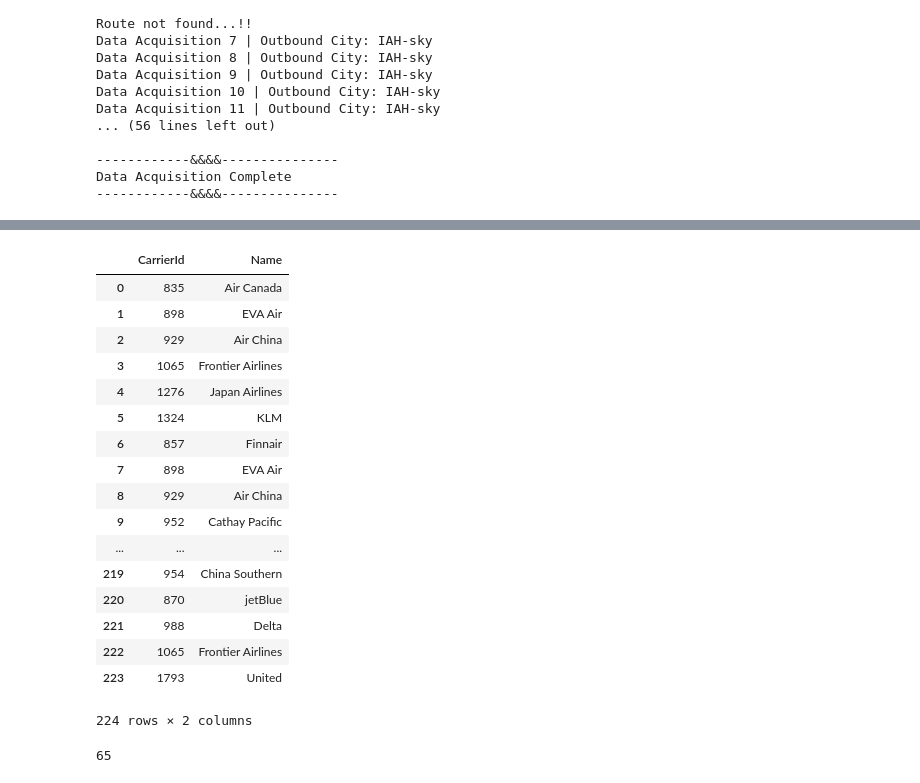
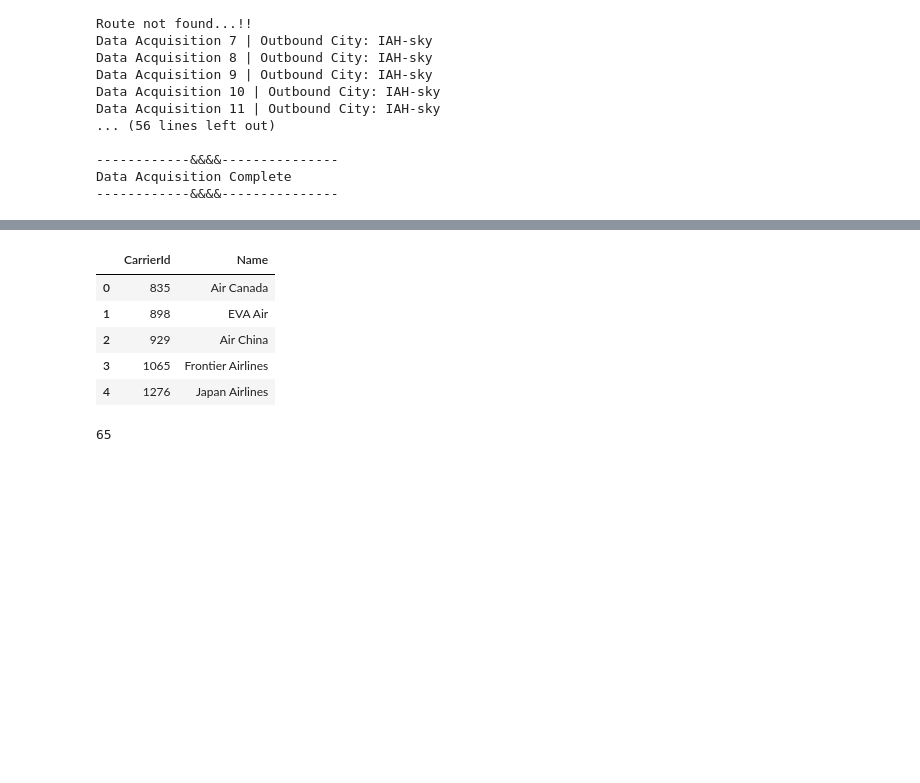
Before and after one commit to rgalindo125/Discovering_Travel_Options, a Jupyter notebook: Routes_API_Data_Acquisition.ipynb, the cells around one changed output, grey strips where cells are left out. Cells and saved outputs as stored; diff of their text form; code cells hidden in the pictures; blank space fills up the shorter version.

```diff
--- a/Routes_API_Data_Acquisition.ipynb
+++ b/Routes_API_Data_Acquisition.ipynb
@@ -116,27 +142,17 @@ for x in range(len(carriers_info)):
 # %%
+#Creating the data frame of carrriers
 carriers_df = pd.DataFrame(carriers_list)
 carriers_df
+#Exporting dataframe into csv format
 export_csv = carriers_df.to_csv(r'C:\Users\pablo\Google Drive\Certifications\Rice Data Analytics\HomeWorks_Projects\Project_1\Resources\carriers_df.csv',index = False)
-carriers_df
+carriers_df.head()
 # %% [output]
 |  | CarrierId | Name |
 | 0 | 835 | Air Canada |
 | 1 | 898 | EVA Air |
 | 2 | 929 | Air China |
 | 3 | 1065 | Frontier Airlines |
 | 4 | 1276 | Japan Airlines |
-| 5 | 1324 | KLM |
-| 6 | 857 | Finnair |
-| 7 | 898 | EVA Air |
-| 8 | 929 | Air China |
-| 9 | 952 | Cathay Pacific |
-| ... | ... | ... |
-| 219 | 954 | China Southern |
-| 220 | 870 | jetBlue |
-| 221 | 988 | Delta |
-| 222 | 1065 | Frontier Airlines |
-| 223 | 1793 | United |
-224 rows × 2 columns
 # %%
 len(places_info)
 # %% [output]
```
Also changed, not shown: parts of 6 cells of this notebook.
